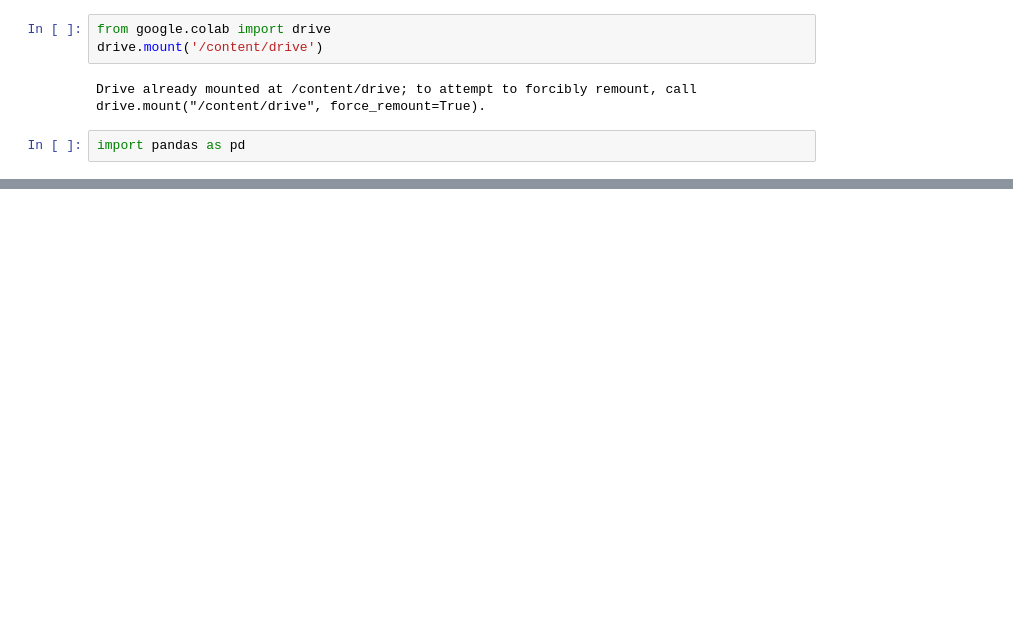
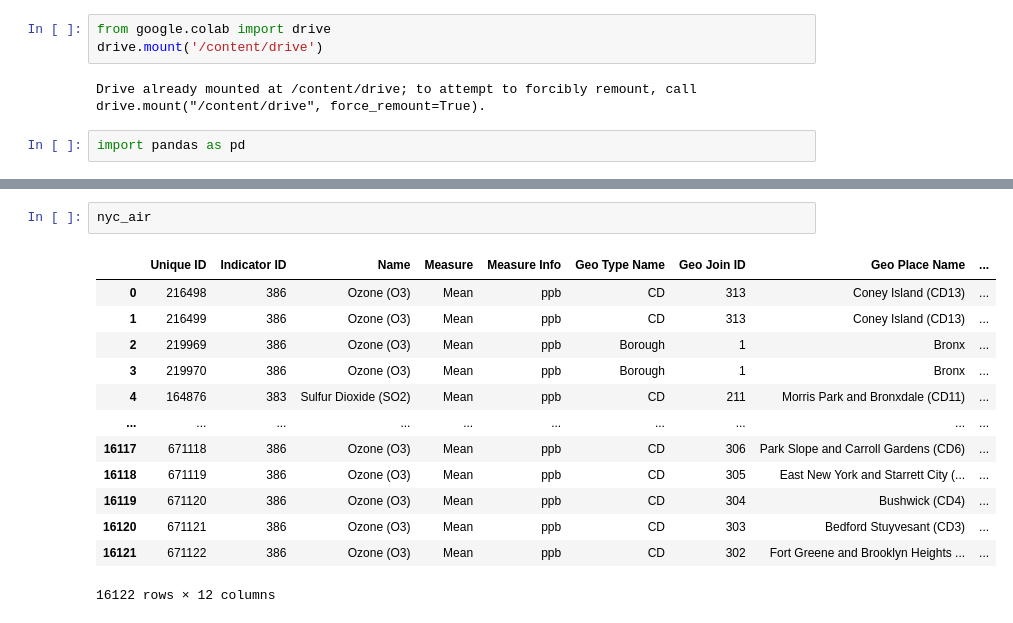
Before and after one commit to aronpwong/lhl-finalproject-24, a Jupyter notebook: preprocessing.ipynb, the cells around one changed output, grey strips where cells are left out. Drawn from its saved outputs; the diff is of its cells as text; blank space fills up the shorter version.

```diff
--- a/preprocessing.ipynb
+++ b/preprocessing.ipynb
@@ -36,0 +170,16 @@ usa_pollution.dropna(inplace=True)
+# %%
+nyc_air
+# %% [output]
+|  | Unique ID | Indicator ID | Name | Measure | Measure Info | Geo Type Name | Geo Join ID | Geo Place Name | ... |
+| 0 | 216498 | 386 | Ozone (O3) | Mean | ppb | CD | 313 | Coney Island (CD13) | ... |
+| 1 | 216499 | 386 | Ozone (O3) | Mean | ppb | CD | 313 | Coney Island (CD13) | ... |
+| 2 | 219969 | 386 | Ozone (O3) | Mean | ppb | Borough | 1 | Bronx | ... |
+| 3 | 219970 | 386 | Ozone (O3) | Mean | ppb | Borough | 1 | Bronx | ... |
+| 4 | 164876 | 383 | Sulfur Dioxide (SO2) | Mean | ppb | CD | 211 | Morris Park and Bronxdale (CD11) | ... |
+| ... | ... | ... | ... | ... | ... | ... | ... | ... | ... |
+| 16117 | 671118 | 386 | Ozone (O3) | Mean | ppb | CD | 306 | Park Slope and Carroll Gardens (CD6) | ... |
+| 16118 | 671119 | 386 | Ozone (O3) | Mean | ppb | CD | 305 | East New York and Starrett City (... | ... |
+| 16119 | 671120 | 386 | Ozone (O3) | Mean | ppb | CD | 304 | Bushwick (CD4) | ... |
+| 16120 | 671121 | 386 | Ozone (O3) | Mean | ppb | CD | 303 | Bedford Stuyvesant (CD3) | ... |
+| 16121 | 671122 | 386 | Ozone (O3) | Mean | ppb | CD | 302 | Fort Greene and Brooklyn Heights ... | ... |
+16122 rows × 12 columns
```
Also changed, not shown: parts of 25 cells of this notebook.
